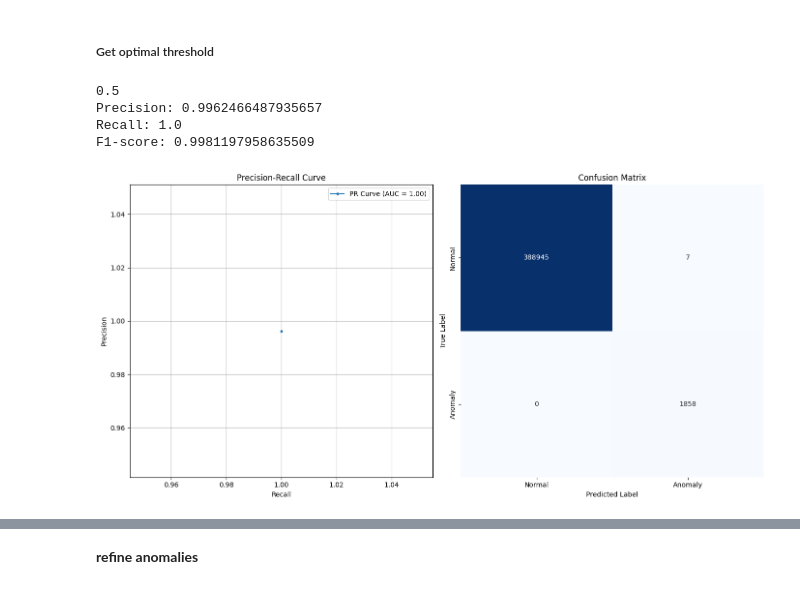
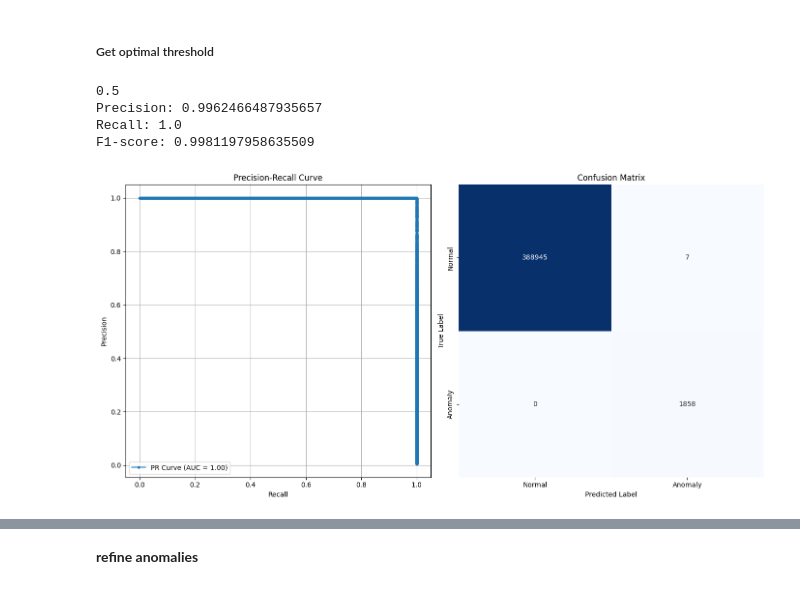
Before and after one commit to Likhon-AI/Anomaly-Detection-Credit-Transaction, a Jupyter notebook: auto_encoder.ipynb, the cells around one changed output, grey strips where cells are left out. Cells and saved outputs as stored; diff of their text form; code cells hidden in the pictures.

```diff
--- a/auto_encoder.ipynb
+++ b/auto_encoder.ipynb
@@ -686,32 +607,32 @@ print("Precision:", precision)
 print("Recall:", recall)
 print("F1-score:", f1)
 
 ''' Plotting precision recall curve and confusion matrix '''
 fig, axes = plt.subplots(nrows=1, ncols=2, figsize=(14,7))
 
 # Plot Precision-Recall curve in the first subplot
-axes[0].plot(recall, precision, marker='.', label=f'PR Curve (AUC = {pr_auc:.2f})')
+axes[0].plot(recall_arr, precision_arr, marker='.', label=f'PR Curve (AUC = {pr_auc:.2f})')
 axes[0].set_xlabel('Recall')
 axes[0].set_ylabel('Precision')
 axes[0].set_title('Precision-Recall Curve')
 axes[0].legend(loc='best')
 axes[0].grid(True)
 
 # Plot confusion matrix in the second subplot
 sns.heatmap(conf_matrix, annot=True, fmt="d", cmap="Blues", cbar=False,
             xticklabels=["Normal", "Anomaly"], yticklabels=["Normal", "Anomaly"], ax=axes[1])
 axes[1].set_title("Confusion Matrix")
 axes[1].set_xlabel("Predicted Label")
 axes[1].set_ylabel("True Label")
 
 # Adjust layout
 plt.tight_layout()
 
 # Show the plots
 plt.show()
 # %% [output]
 0.5
 Precision: 0.9962466487935657
 Recall: 1.0
 F1-score: 0.9981197958635509
-[figure, old version]
+[figure, new version]
```
Also changed, not shown: parts of 10 cells of this notebook.
